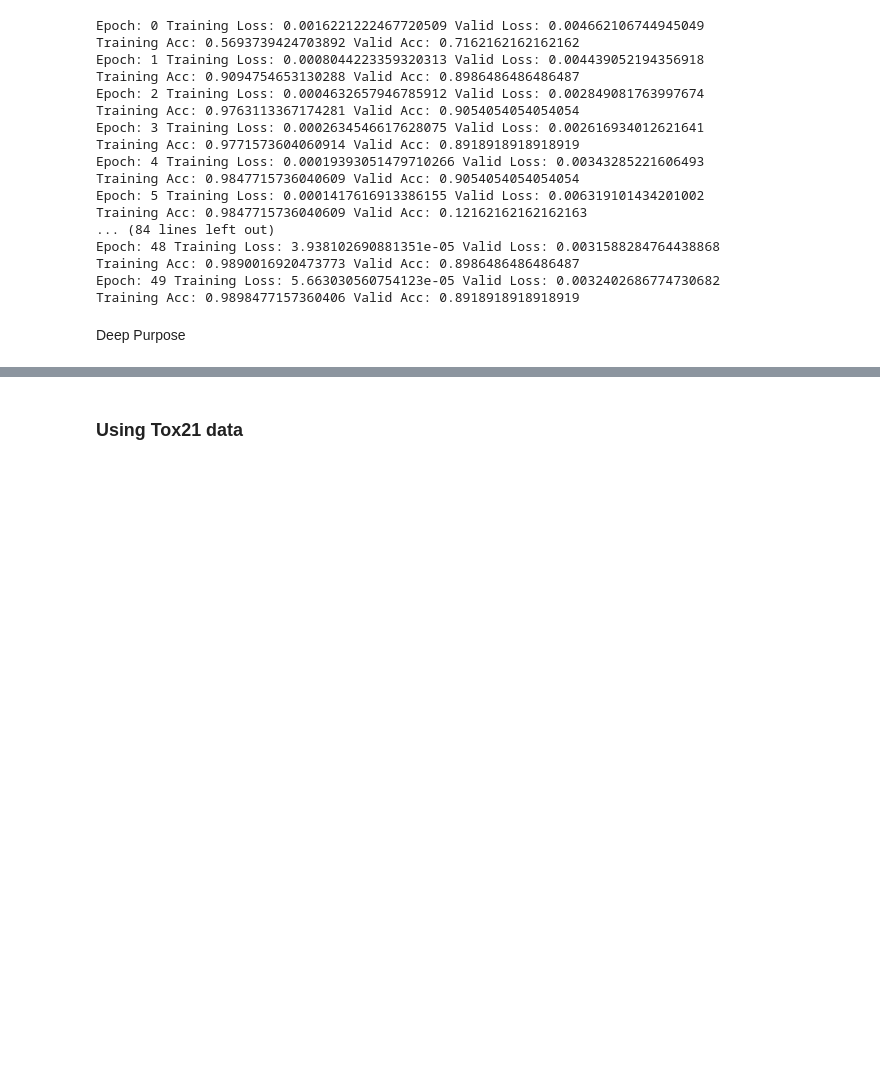
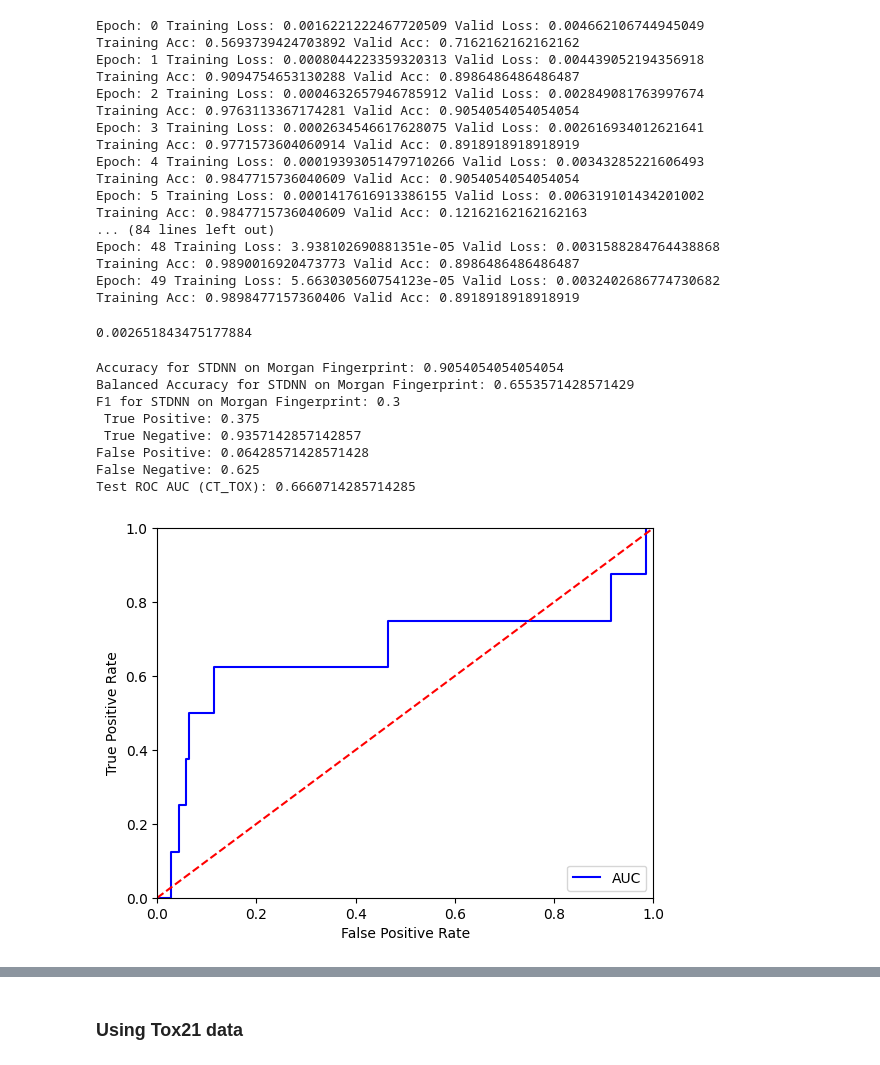
Before and after one commit to FabioLddo/toxicity_prediction, a Jupyter notebook: toxicity_prediction_project-Bulloni_Ippolito_Loddo-D3A.ipynb, the cells around one changed output, grey strips where cells are left out. Saved outputs shown, nothing was run; the diff lists cells and outputs as text; code cells hidden in the pictures; blank space fills up the shorter version.

Commit message:
added multiple fingerprints testing and feature extraction

```diff
--- a/toxicity_prediction_project-Bulloni_Ippolito_Loddo-D3A.ipynb
+++ b/toxicity_prediction_project-Bulloni_Ippolito_Loddo-D3A.ipynb
@@ -538,7 +549,7 @@ model = STDNN(input_shape, clintox_task).to(device)
 criterion = torch.nn.BCELoss()
 
 # Optimizers require the parameters to optimize and a learning rate
-optimizer = torch.optim.Adam(model.parameters(), lr = 0.001)
+optimizer = torch.optim.Adam(model_stdnn.parameters(), lr = 0.001)
 # %%
 loss_history=[]
 correct_history=[]
@@ -670,5 +681,3 @@ Epoch: 48 Training Loss: 3.938102690881351e-05 Valid Loss: 0.0031588284764438868
 Training Acc: 0.9890016920473773 Valid Acc: 0.8986486486486487
 Epoch: 49 Training Loss: 5.663030560754123e-05 Valid Loss: 0.0032402686774730682
 Training Acc: 0.9898477157360406 Valid Acc: 0.8918918918918919
-# %% [markdown]
-Deep Purpose
@@ -676,0 +684,74 @@ Deep Purpose
+# %%
+# print test loss
+for x_test_torch, y_test_torch in testing_generator:
+    y_test_pred = model_stdnn.eval().to(device).cpu()(x_test_torch)
+
+    # Compute loss over all tasks
+    loss = 0
+    for i in range(len(clintox_task)):
+        y_test_task = y_test_torch[:,i]
+        y_pred_task  = y_test_pred[i][:,0]
+
+        # compute loss for labels that are not NA
+        indice_valid = y_test_task >= 0
+        loss_task = criterion(y_pred_task[indice_valid], y_test_task[indice_valid]) / N_test[i]
+
+        loss += loss_task
+
+print(loss.item())
+# %% [output]
+0.002651843475177884
+# %%
+results = {}
+# Collects performance metrics for all tasks on test set
+for i in range(len(clintox_task)):
+
+    valid_datapoints = y_test[:,i] >= 0
+    y_test_task = y_test[valid_datapoints,i]
+    y_test_pred_task = y_test_pred[i].detach().numpy()[valid_datapoints,0]
+
+    acc = accuracy_score(y_test_task, np.round(y_test_pred_task))
+    print('Accuracy for STDNN on Morgan Fingerprint:', acc)
+
+    bacc = sklearn.metrics.balanced_accuracy_score(y_test_task, np.round(y_test_pred_task))
+    print('Balanced Accuracy for STDNN on Morgan Fingerprint:', bacc)
+
+    f1 = f1_score(y_test_task, np.round(y_test_pred_task), pos_label=1)
+    print('F1 for STDNN on Morgan Fingerprint:', f1)
+
+    cfm = sklearn.metrics.confusion_matrix(y_test_task, np.round(y_test_pred_task))
+    cfm = cfm.astype('float') / cfm.sum(axis=1)[:, np.newaxis]
+
+    tn, fp, fn, tp = cfm.ravel()
+    pr = tp / (tp + fp)
+    rc = tp / (tp + fn)
+    print(' True Positive:', tp)
+    print(' True Negative:', tn)
+    print('False Positive:', fp)
+    print('False Negative:', fn)
+
+
+    auc = roc_auc_score(y_test_task, y_test_pred_task)
+    print('Test ROC AUC ({}):'.format(clintox_task[i]), auc)
+
+    results[clintox_task[i]] = [auc, acc, bacc, tn, tp, pr, rc, f1]
+
+    fpr, tpr, threshold = sklearn.metrics.roc_curve(y_test_task, y_test_pred_task)
+    plt.plot(fpr, tpr, 'b', label = 'AUC')
+    plt.legend(loc = 'lower right')
+    plt.plot([0, 1], [0, 1],'r--')
+    plt.xlim([0, 1])
+    plt.ylim([0, 1])
+    plt.ylabel('True Positive Rate')
+    plt.xlabel('False Positive Rate')
+    plt.show()
+# %% [output]
+Accuracy for STDNN on Morgan Fingerprint: 0.9054054054054054
+Balanced Accuracy for STDNN on Morgan Fingerprint: 0.6553571428571429
+F1 for STDNN on Morgan Fingerprint: 0.3
+ True Positive: 0.375
+ True Negative: 0.9357142857142857
+False Positive: 0.06428571428571428
+False Negative: 0.625
+Test ROC AUC (CT_TOX): 0.6660714285714285
+[figure, added]
```
Also changed, not shown: parts of 48 cells of this notebook, 14 other files.
